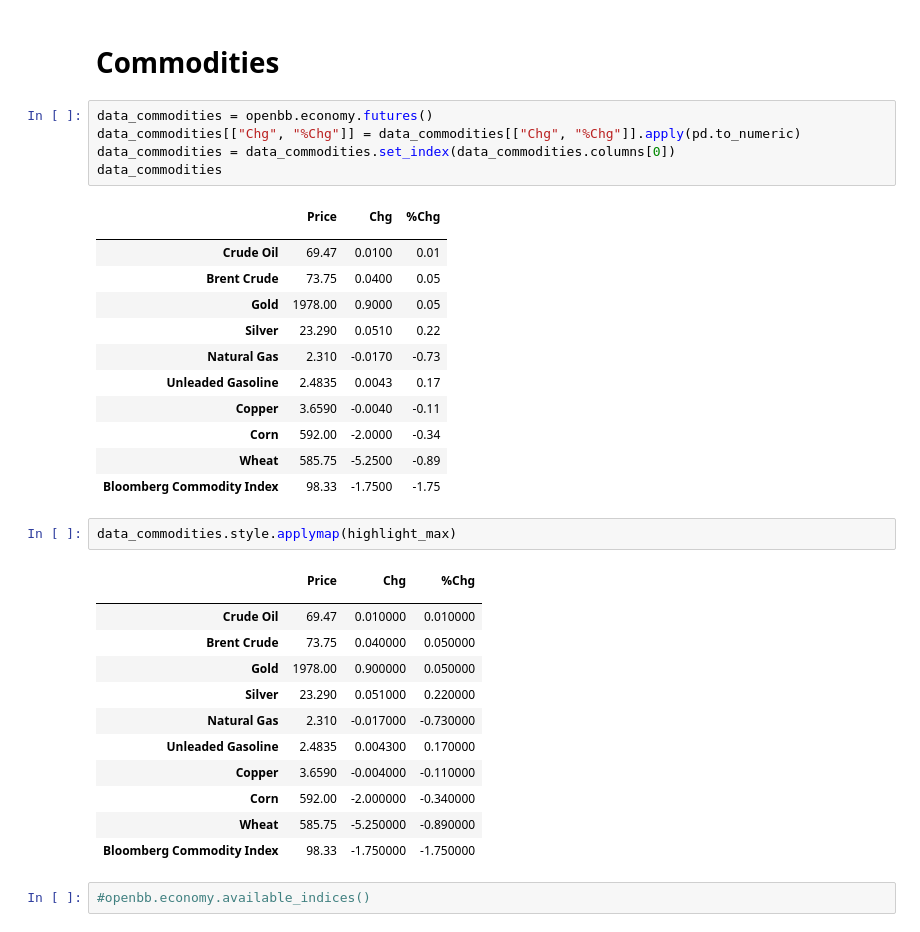
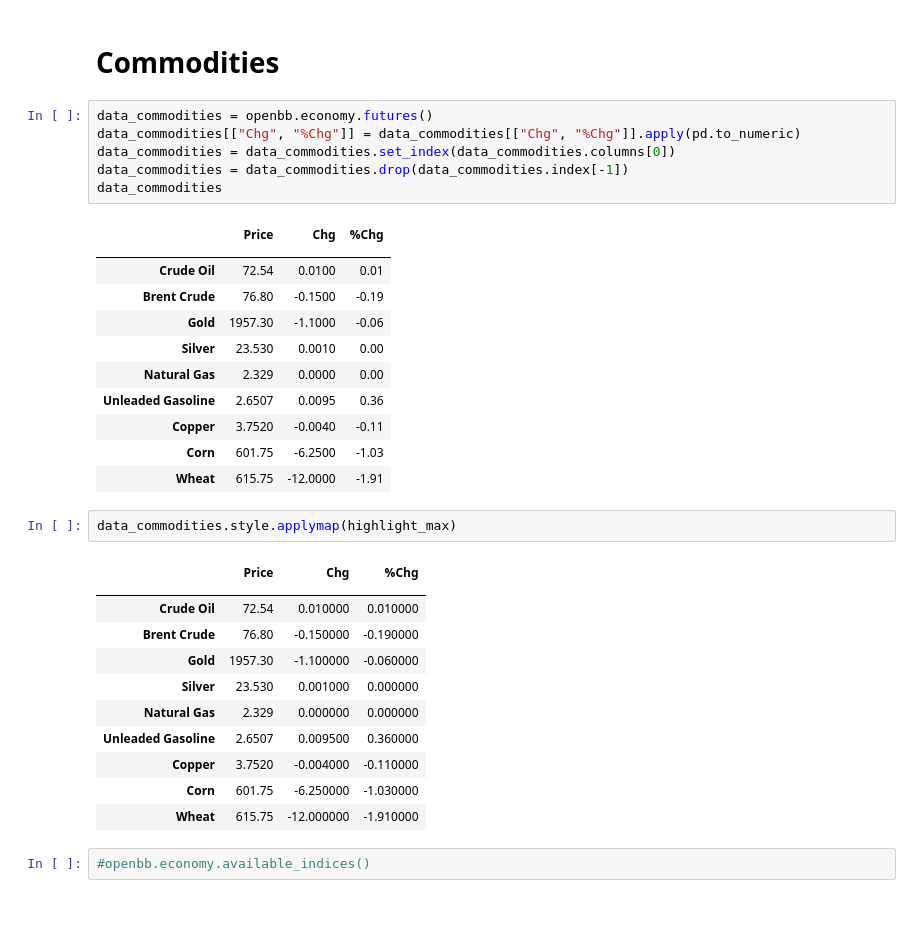
Before and after one commit to mikewenner/Streamlit, a Jupyter notebook: streamlit_dfs.ipynb, the cells around one changed output. Saved outputs shown, nothing was run; the diff lists cells and outputs as text.

```diff
--- a/streamlit_dfs.ipynb
+++ b/streamlit_dfs.ipynb
@@ -144,36 +144,35 @@ indicies_plot_df.plot(
 # %%
 data_commodities = openbb.economy.futures()
 data_commodities[["Chg", "%Chg"]] = data_commodities[["Chg", "%Chg"]].apply(pd.to_numeric)
 data_commodities = data_commodities.set_index(data_commodities.columns[0])
+data_commodities = data_commodities.drop(data_commodities.index[-1])
 data_commodities
 # %% [output]
 |  | Price | Chg | %Chg |
 |  |  |  |  |
-| Crude Oil | 69.47 | 0.0100 | 0.01 |
-| Brent Crude | 73.75 | 0.0400 | 0.05 |
-| Gold | 1978.00 | 0.9000 | 0.05 |
-| Silver | 23.290 | 0.0510 | 0.22 |
-| Natural Gas | 2.310 | -0.0170 | -0.73 |
-| Unleaded Gasoline | 2.4835 | 0.0043 | 0.17 |
-| Copper | 3.6590 | -0.0040 | -0.11 |
-| Corn | 592.00 | -2.0000 | -0.34 |
-| Wheat | 585.75 | -5.2500 | -0.89 |
-| Bloomberg Commodity Index | 98.33 | -1.7500 | -1.75 |
+| Crude Oil | 72.54 | 0.0100 | 0.01 |
+| Brent Crude | 76.80 | -0.1500 | -0.19 |
+| Gold | 1957.30 | -1.1000 | -0.06 |
+| Silver | 23.530 | 0.0010 | 0.00 |
+| Natural Gas | 2.329 | 0.0000 | 0.00 |
+| Unleaded Gasoline | 2.6507 | 0.0095 | 0.36 |
+| Copper | 3.7520 | -0.0040 | -0.11 |
+| Corn | 601.75 | -6.2500 | -1.03 |
+| Wheat | 615.75 | -12.0000 | -1.91 |
 # %%
 data_commodities.style.applymap(highlight_max)
 # %% [output]
 |  | Price | Chg | %Chg |
 |  |  |  |  |
-| Crude Oil | 69.47 | 0.010000 | 0.010000 |
-| Brent Crude | 73.75 | 0.040000 | 0.050000 |
-| Gold | 1978.00 | 0.900000 | 0.050000 |
-| Silver | 23.290 | 0.051000 | 0.220000 |
-| Natural Gas | 2.310 | -0.017000 | -0.730000 |
-| Unleaded Gasoline | 2.4835 | 0.004300 | 0.170000 |
-| Copper | 3.6590 | -0.004000 | -0.110000 |
-| Corn | 592.00 | -2.000000 | -0.340000 |
-| Wheat | 585.75 | -5.250000 | -0.890000 |
-| Bloomberg Commodity Index | 98.33 | -1.750000 | -1.750000 |
+| Crude Oil | 72.54 | 0.010000 | 0.010000 |
+| Brent Crude | 76.80 | -0.150000 | -0.190000 |
+| Gold | 1957.30 | -1.100000 | -0.060000 |
+| Silver | 23.530 | 0.001000 | 0.000000 |
+| Natural Gas | 2.329 | 0.000000 | 0.000000 |
+| Unleaded Gasoline | 2.6507 | 0.009500 | 0.360000 |
+| Copper | 3.7520 | -0.004000 | -0.110000 |
+| Corn | 601.75 | -6.250000 | -1.030000 |
+| Wheat | 615.75 | -12.000000 | -1.910000 |
 # %%
 #openbb.economy.available_indices()
 # %%
```
Also changed, not shown: 1 other file.
